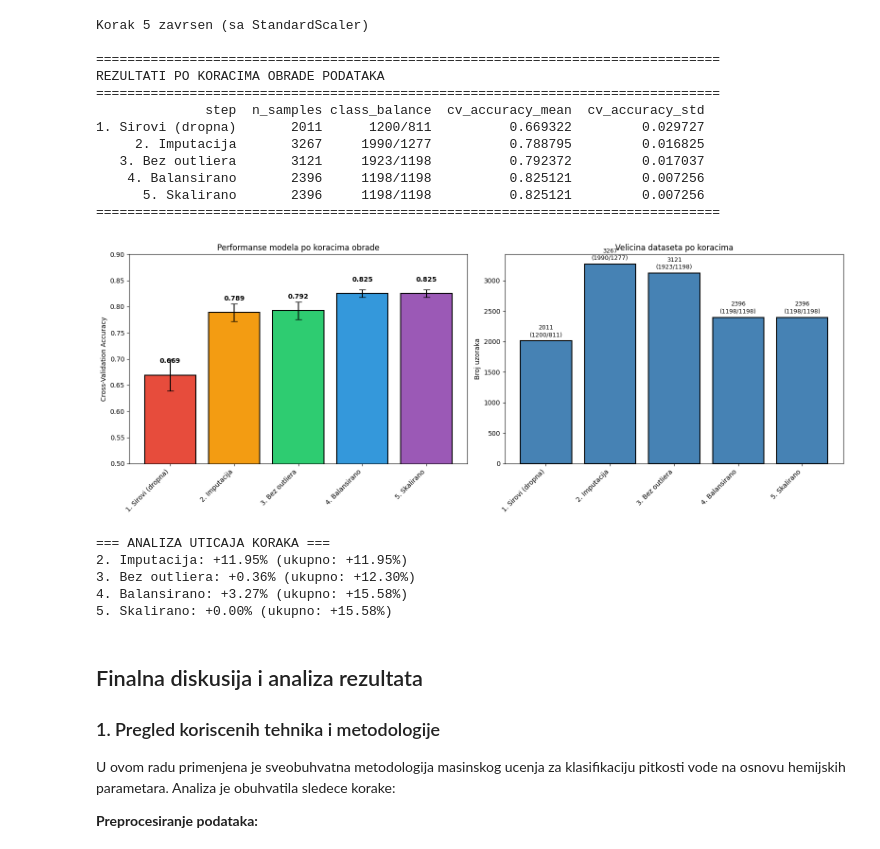
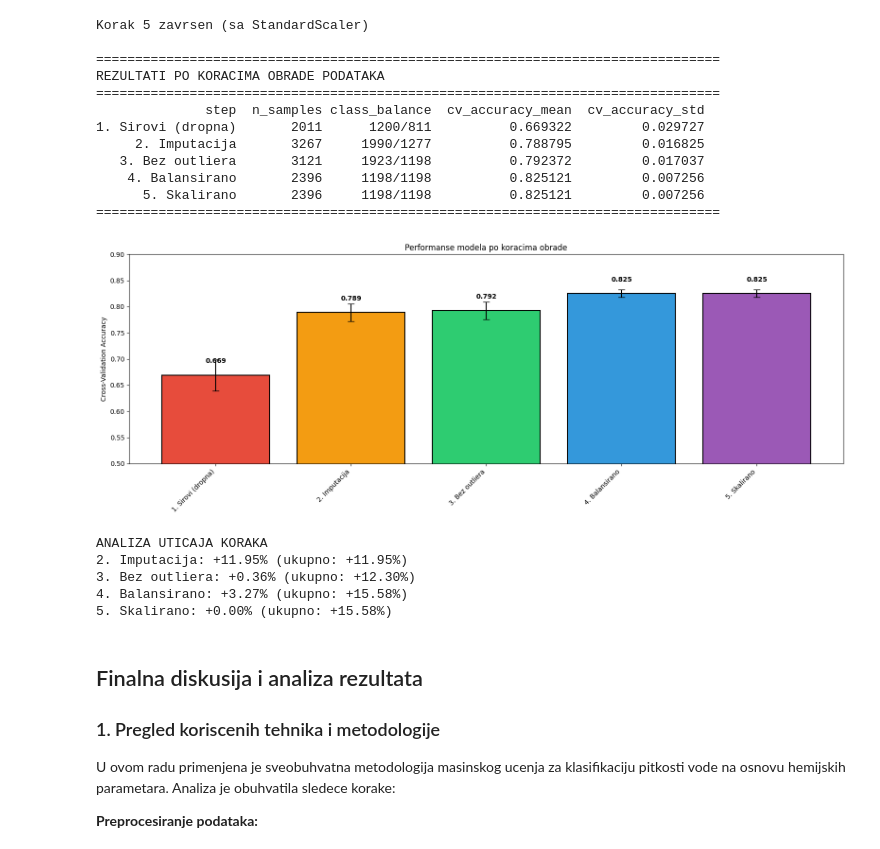
Before and after one commit to anastasijasavov/machine-learning, a Jupyter notebook: notebooks/potability_final.ipynb, the cells around one changed output. Cells and saved outputs as stored; diff of their text form; code cells hidden in the pictures.

Commit message:
add model training after each step of preprocessing, add desc

```diff
--- a/notebooks/potability_final.ipynb
+++ b/notebooks/potability_final.ipynb
@@ -1757,12 +1575,9 @@ dtype: int64
 df_mean_group = df_base.copy()
 
 # Imputacija sa mean vrednoscu za svaku klasu (0 ili 1)
-df_mean_group['pH'] = df_mean_group['pH'].fillna(
-    df_mean_group.groupby('Potability')['pH'].transform('mean'))
-df_mean_group['Sulfate'] = df_mean_group['Sulfate'].fillna(
-    df_mean_group.groupby('Potability')['Sulfate'].transform('mean'))
-df_mean_group['Trihalomethanes'] = df_mean_group['Trihalomethanes'].fillna(
-    df_mean_group.groupby('Potability')['Trihalomethanes'].transform('mean'))
+df_mean_group['pH']=df_mean_group['pH'].fillna(df_mean_group.groupby(['Potability'])['pH'].transform('mean'))
+df_mean_group['Sulfate']=df_mean_group['Sulfate'].fillna(df_mean_group.groupby(['Potability'])['Sulfate'].transform('mean'))
+df_mean_group['Trihalomethanes']=df_mean_group['Trihalomethanes'].fillna(df_mean_group.groupby(['Potability'])['Trihalomethanes'].transform('mean'))
 
 print("=== VARIJANTA A: Mean Imputer po grupi ===")
 print(f"Null vrednosti nakon imputacije: {df_mean_group.isnull().sum().sum()}")
@@ -1969,9 +1786,6 @@ df_step2['pH'] = df_step2['pH'].fillna(df_step2.groupby(['Potability'])['pH'].tr
 df_step2['Sulfate'] = df_step2['Sulfate'].fillna(df_step2.groupby(['Potability'])['Sulfate'].transform('mean'))
 df_step2['Trihalomethanes'] = df_step2['Trihalomethanes'].fillna(df_step2.groupby(['Potability'])['Trihalomethanes'].transform('mean'))
 
-# KNN imputacija
-imputer = KNNImputer(n_neighbors=2)
-df_step2[:] = imputer.fit_transform(df_step2)
 
 X_step2 = df_step2.drop(columns=[target_column])
 y_step2 = df_step2[target_column].astype(int)
@@ -2044,53 +1860,42 @@ REZULTATI PO KORACIMA OBRADE PODATAKA
 ================================================================================
 # %%
 # Vizualizacija napretka po koracima
-fig, axes = plt.subplots(1, 2, figsize=(16, 6))
+fig, axes = plt.subplots(1, 1, figsize=(16, 6))
 
 # Graf 1: Accuracy po koracima
-ax1 = axes[0]
+ax1 = axes
 x_pos = range(len(steps_df))
 bars = ax1.bar(x_pos, steps_df['cv_accuracy_mean'],
                yerr=steps_df['cv_accuracy_std'],
                capsize=5, color=['#e74c3c', '#f39c12', '#2ecc71', '#3498db', '#9b59b6'],
                edgecolor='black', linewidth=1.5)
 ax1.set_xticks(x_pos)
 ax1.set_xticklabels(steps_df['step'], rotation=45, ha='right')
 ax1.set_ylabel('Cross-Validation Accuracy')
 ax1.set_title('Performanse modela po koracima obrade')
 ax1.set_ylim(0.5, 0.9)
 
 # Dodavanje vrednosti na stubice
 for bar, acc in zip(bars, steps_df['cv_accuracy_mean']):
     ax1.text(bar.get_x() + bar.get_width()/2, bar.get_height() + 0.02,
              f'{acc:.3f}', ha='center', va='bottom', fontweight='bold')
 
-# Graf 2: Broj uzoraka i balans klasa
-ax2 = axes[1]
-ax2.bar(x_pos, steps_df['n_samples'], color='steelblue', edgecolor='black', linewidth=1.5)
-ax2.set_xticks(x_pos)
-ax2.set_xticklabels(steps_df['step'], rotation=45, ha='right')
-ax2.set_ylabel('Broj uzoraka')
-ax2.set_title('Velicina dataseta po koracima')
-
-# Dodavanje broja uzoraka na stubice
-for i, (n, balance) in enumerate(zip(steps_df['n_samples'], steps_df['class_balance'])):
-    ax2.text(i, n + 50, f'{n}\n({balance})', ha='center', va='bottom', fontsize=9)
 
 plt.tight_layout()
 plt.show()
 
 # Analiza poboljsanja
-print("\n=== ANALIZA UTICAJA KORAKA ===")
+print("\nANALIZA UTICAJA KORAKA")
 baseline_acc = steps_df.iloc[0]['cv_accuracy_mean']
 for i in range(1, len(steps_df)):
     prev_acc = steps_df.iloc[i-1]['cv_accuracy_mean']
     curr_acc = steps_df.iloc[i]['cv_accuracy_mean']
     change = (curr_acc - prev_acc) * 100
     total_change = (curr_acc - baseline_acc) * 100
     print(f"{steps_df.iloc[i]['step']}: {change:+.2f}% (ukupno: {total_change:+.2f}%)")
 # %% [output]
-[figure, old version]
+[figure, new version]
-=== ANALIZA UTICAJA KORAKA ===
+ANALIZA UTICAJA KORAKA
 2. Imputacija: +11.95% (ukupno: +11.95%)
 3. Bez outliera: +0.36% (ukupno: +12.30%)
 4. Balansirano: +3.27% (ukupno: +15.58%)
```
Also changed, not shown: parts of 93 cells of this notebook, 5 other files.
